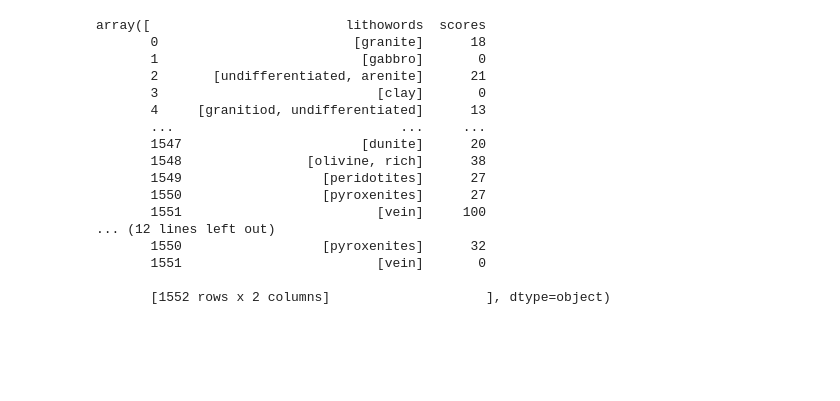
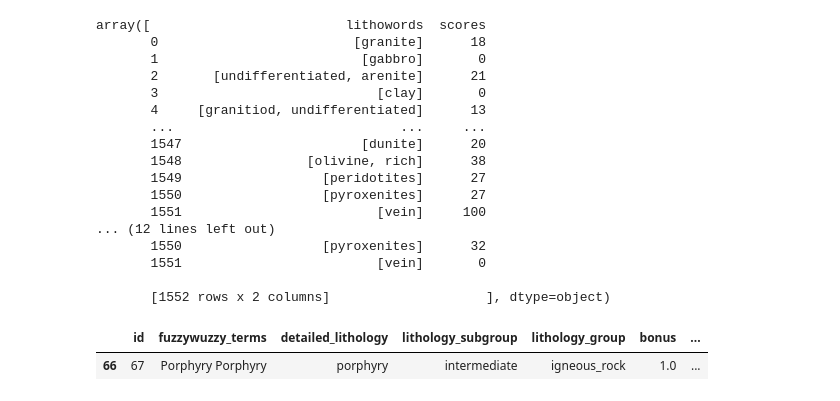
Before and after one commit to RichardScottOZ/dh2loop, a Jupyter notebook: notebooks/SA-Matching-Test.ipynb, the cells around one changed output. Drawn from its saved outputs; the diff is of its cells as text; code cells hidden in the pictures; blank space fills up the shorter version.

```diff
--- a/notebooks/SA-Matching-Test.ipynb
+++ b/notebooks/SA-Matching-Test.ipynb
@@ -506,3 +510,8 @@ array([                         lithowords  scores
        1551                         [vein]       0
 
        [1552 rows x 2 columns]                    ], dtype=object)
+# %%
+thesaurus_geology_hierarchical.loc[thesaurus_geology_hierarchical['detailed_lithology'].str.contains('porphyry')]
+# %% [output]
+|  | id | fuzzywuzzy_terms | detailed_lithology | lithology_subgroup | lithology_group | bonus | ... |
+| 66 | 67 | Porphyry Porphyry | porphyry | intermediate | igneous_rock | 1.0 | ... |
```
Also changed, not shown: parts of 5 cells of this notebook.
